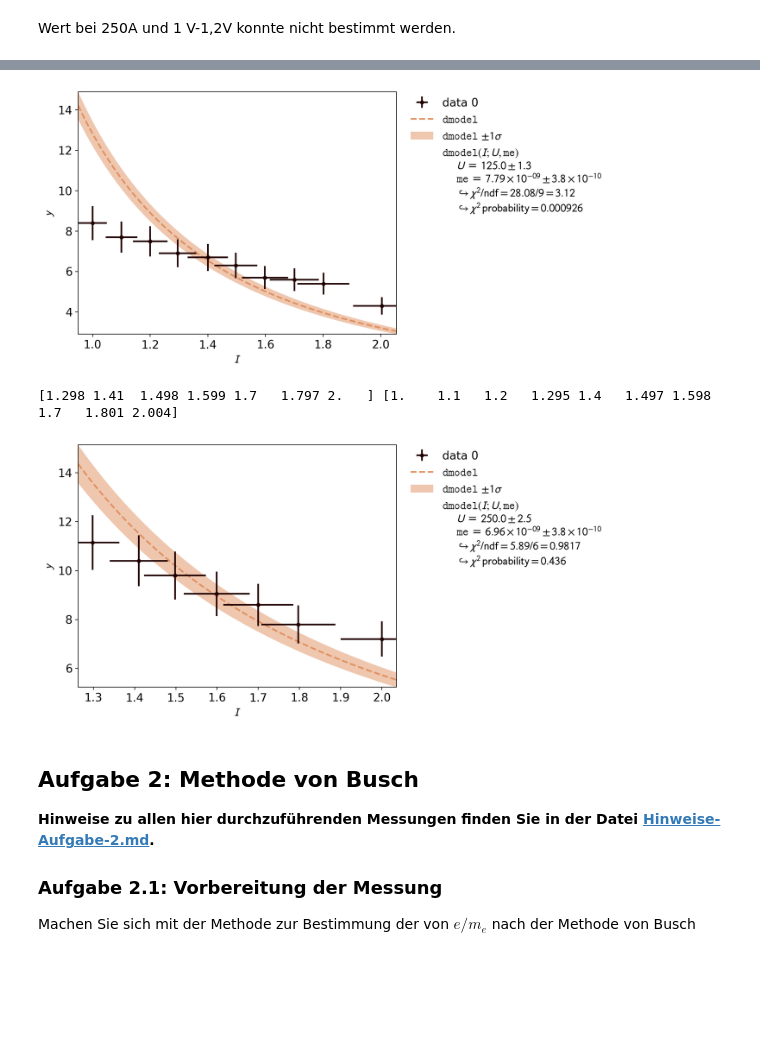
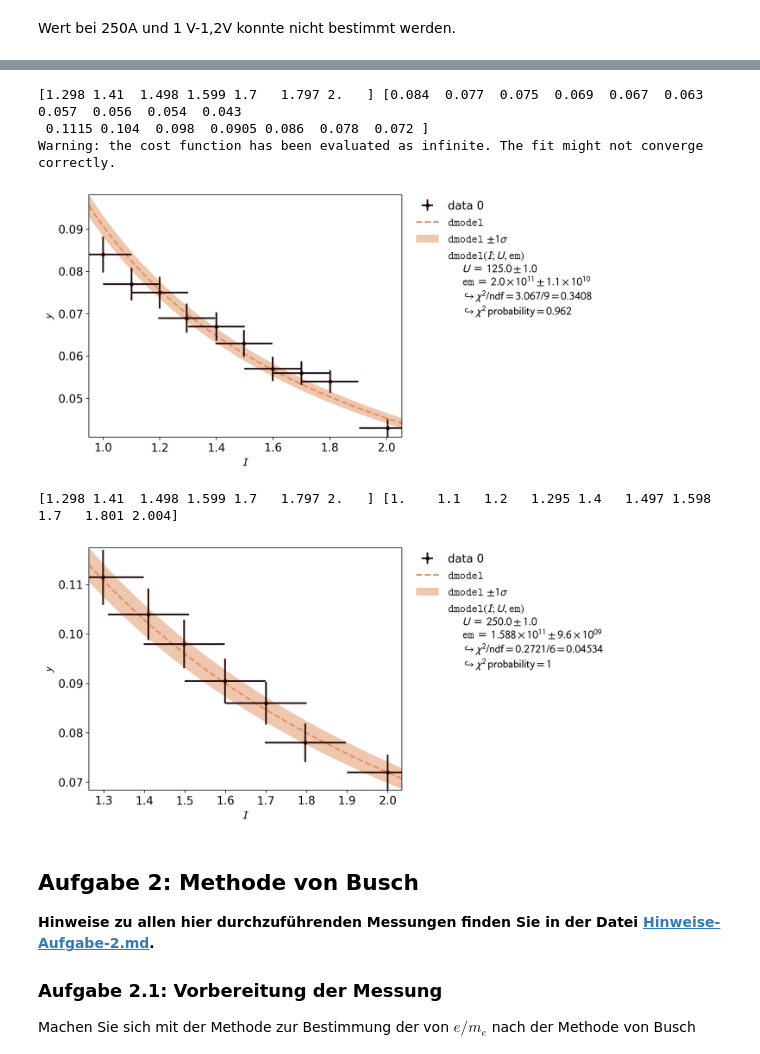
Before and after one commit to martin8ner/P1, a Jupyter notebook: Spezifische_Ladung_des_Elektrons/Mo01_Spezifische_Ladung_des_Elektrons.ipynb, the cells around one changed output, grey strips where cells are left out. Saved outputs shown, nothing was run; the diff lists cells and outputs as text; code cells hidden in the pictures; blank space fills up the shorter version.

```diff
--- a/Spezifische_Ladung_des_Elektrons/Mo01_Spezifische_Ladung_des_Elektrons.ipynb
+++ b/Spezifische_Ladung_des_Elektrons/Mo01_Spezifische_Ladung_des_Elektrons.ipynb
@@ -265,46 +272,53 @@ plot.show()"""
 # %%
 d_von_U = np.genfromtxt( "d_von_I.csv", delimiter=",", skip_header=1 ) # Einlesen der Daten, speichern in Variablen
 U = d_von_U[:,0]
 I = d_von_U[:,1]
-d = d_von_U[:,2]
-
-def dmodel(I, U, me): # x = U/I**2
+d = d_von_U[:,2] * 10**(-2)
+print(I[10:], d)
+def dmodel(I, U, em):
     N = 130
     R = 0.15
-    x = U/I**2
-    return x * me * (125 * R**2) / (8 * mu**2 * N**2)
+    return np.sqrt(U * 125 / (8 * em)) * R / ( mu * N * I)
 
-I_error = 0.05 # relative; nochmal beim Netzgerät nachschauen
-U_error = 0.01 # relative; nochmal beim Netzgerät nachschauen, hier nicht die Hall Spannung
-d_error = 0.1 # relative
+I_error = 0.1
+U_error = 1
+d_error = 0.05 # relative
+
+
 
 #first with data for which I = 1A
 fit = kafe2.XYFit(xy_data=[I[:10], d[:10]], model_function=dmodel)
-fit.add_error(axis='y', err_val=d_error, relative=True)
-fit.add_error(axis='x', err_val=I_error, relative=True)
+fit.add_error(axis='y', err_val=d_error, relative = True)
+fit.add_error(axis='x', err_val=I_error)
 
-fit.add_parameter_constraint(name='U',   value=125,   uncertainty=U_error, relative=True)
+fit.add_parameter_constraint(name='U', value=125,uncertainty=U_error)
 
 fit.do_fit()
 plot = kafe2.Plot(fit)
 plot.plot()
 plot.show()
 print(I[10:], I[:10])
+
+
+
 #now with data for which I = 2A
 fit = kafe2.XYFit(xy_data=[I[10:], d[10:]], model_function=dmodel)
-fit.add_error(axis='y', err_val=d_error, relative=True)
-fit.add_error(axis='x', err_val=I_error, relative=True)
+fit.add_error(axis='y', err_val=d_error, relative = True)
+fit.add_error(axis='x', err_val=I_error)
 
-fit.add_parameter_constraint(name='U', value=250, uncertainty=U_error, relative=True)
-
+fit.add_parameter_constraint(name='U', value=250, uncertainty=U_error)
+fit.limit_parameter("U", lower=240, upper=260)
 fit.do_fit()
 plot = kafe2.Plot(fit)
 plot.plot()
 plot.show()
 # %% [output]
+[1.298 1.41  1.498 1.599 1.7   1.797 2.   ] [0.084  0.077  0.075  0.069  0.067  0.063  0.057  0.056  0.054  0.043
+ 0.1115 0.104  0.098  0.0905 0.086  0.078  0.072 ]
+Warning: the cost function has been evaluated as infinite. The fit might not converge correctly.
-[figure, old version]
+[figure, new version]
-[1.298 1.41  1.498 1.599 1.7   1.797 2.   ] [1.    1.1   1.2   1.295 1.4   1.497 1.598 1.7   1.801 2.004]
+[1.298 1.41  1.498 1.599 1.7   1.797 2.   ] [1.    1.1   1.2   1.295 1.4   1.497 1.598 1.7   1.801 2.004]
-[figure, old version]
+[figure, new version]
 # %% [markdown]
 ## Aufgabe 2: Methode von Busch
 
```
Also changed, not shown: parts of 2 cells of this notebook, 6 other files.
